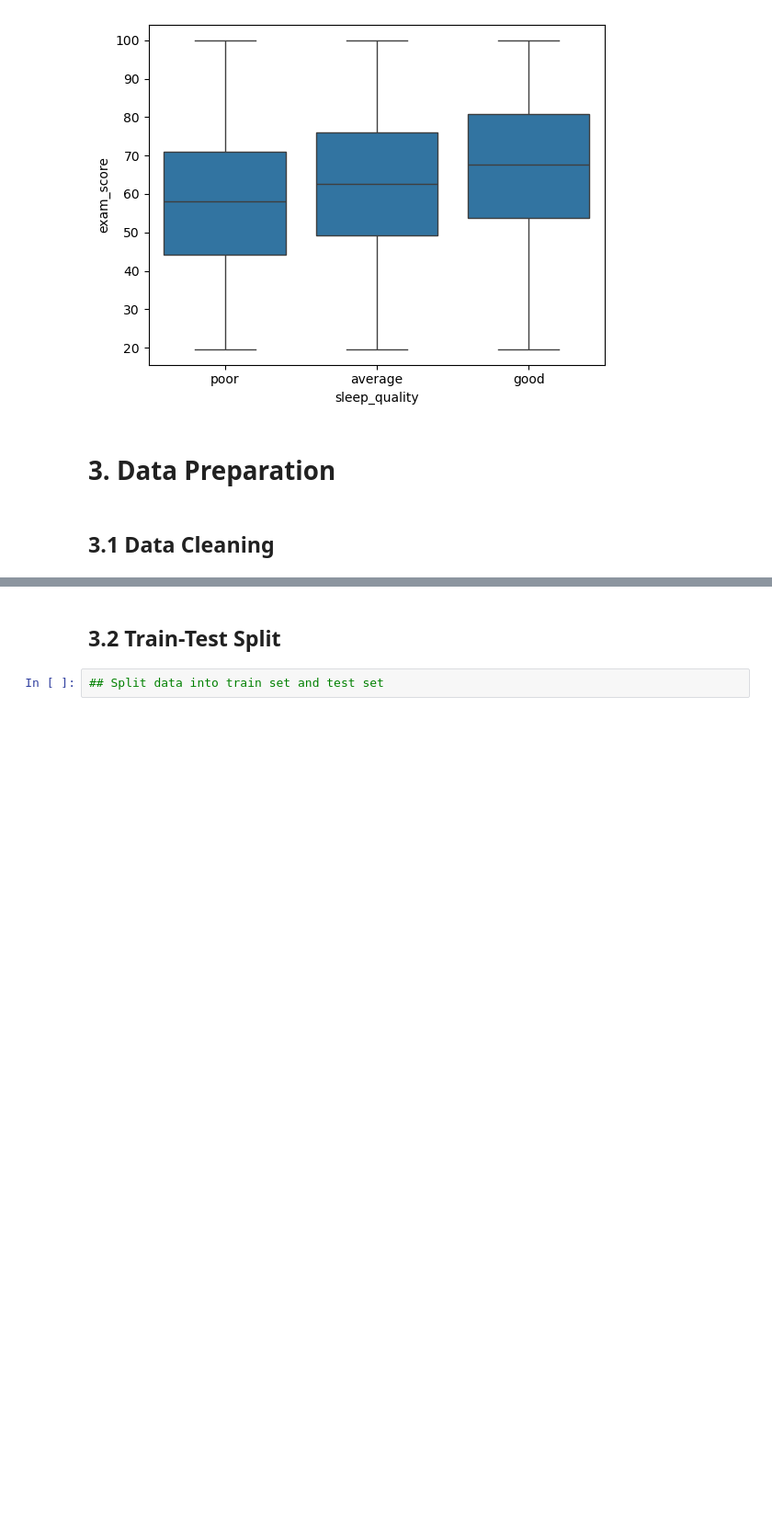
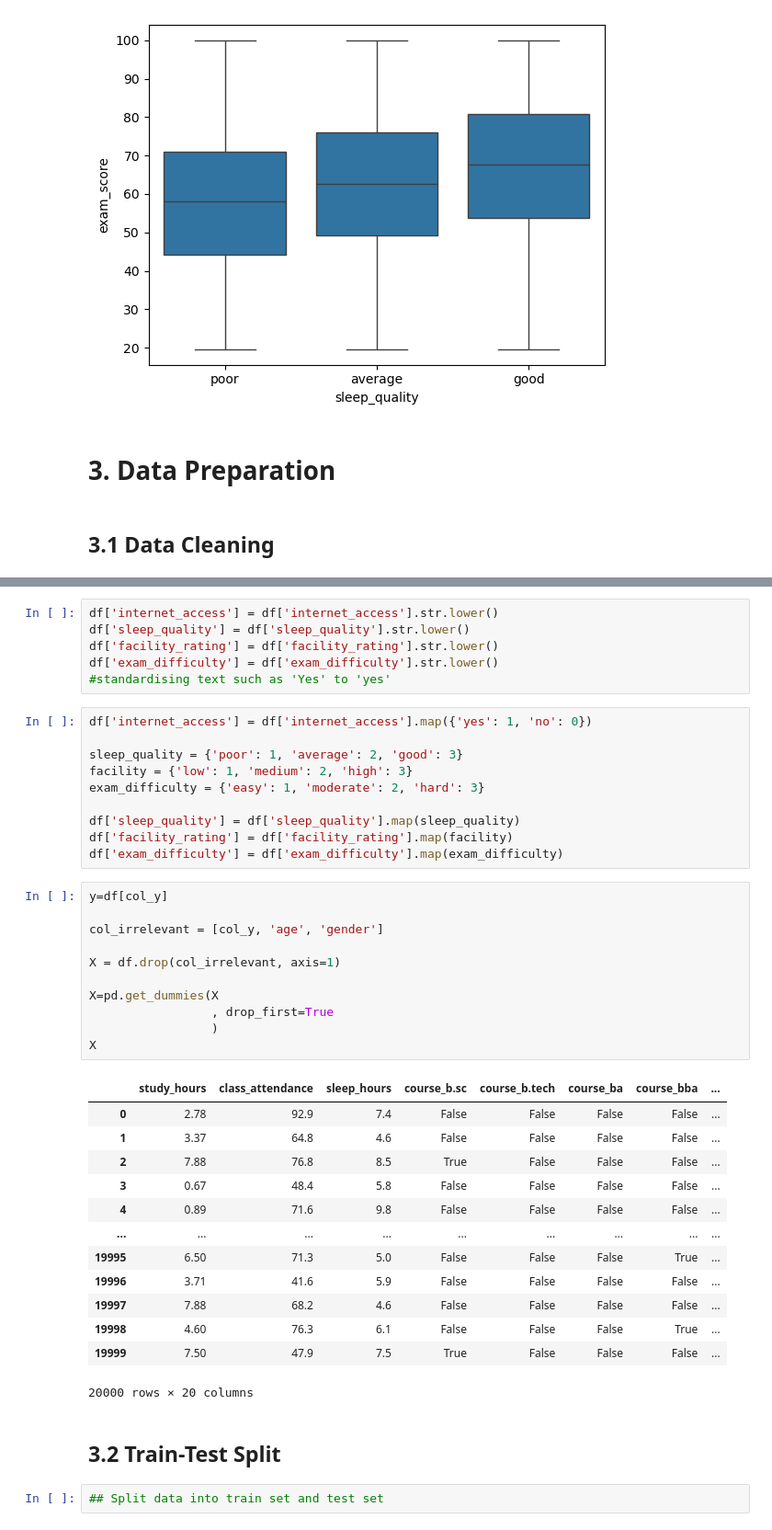
Before and after one commit to Ethan-Ang/MLDP_Ethan_2402348C, a Jupyter notebook: Ethan_Ang_2402348C.ipynb, the cells around one changed output, grey strips where cells are left out. Shown at 92% size. Cells and saved outputs as stored; diff of their text form; blank space fills up the shorter version.

```diff
--- a/Ethan_Ang_2402348C.ipynb
+++ b/Ethan_Ang_2402348C.ipynb
@@ -287,3 +302,44 @@ plt.show()
+# %%
+df['internet_access'] = df['internet_access'].str.lower()
+df['sleep_quality'] = df['sleep_quality'].str.lower()
+df['facility_rating'] = df['facility_rating'].str.lower()
+df['exam_difficulty'] = df['exam_difficulty'].str.lower()
+#standardising text such as 'Yes' to 'yes'
+# %%
+df['internet_access'] = df['internet_access'].map({'yes': 1, 'no': 0})
+
+sleep_quality = {'poor': 1, 'average': 2, 'good': 3}
+facility = {'low': 1, 'medium': 2, 'high': 3}
+exam_difficulty = {'easy': 1, 'moderate': 2, 'hard': 3}
+
+df['sleep_quality'] = df['sleep_quality'].map(sleep_quality)
+df['facility_rating'] = df['facility_rating'].map(facility)
+df['exam_difficulty'] = df['exam_difficulty'].map(exam_difficulty)
+# %%
+y=df[col_y]
+
+col_irrelevant = [col_y, 'age', 'gender']
+
+X = df.drop(col_irrelevant, axis=1)
+
+X=pd.get_dummies(X
+                 , drop_first=True
+                 )
+X
+# %% [output]
+|  | study_hours | class_attendance | sleep_hours | course_b.sc | course_b.tech | course_ba | course_bba | ... |
+| 0 | 2.78 | 92.9 | 7.4 | False | False | False | False | ... |
+| 1 | 3.37 | 64.8 | 4.6 | False | False | False | False | ... |
+| 2 | 7.88 | 76.8 | 8.5 | True | False | False | False | ... |
+| 3 | 0.67 | 48.4 | 5.8 | False | False | False | False | ... |
+| 4 | 0.89 | 71.6 | 9.8 | False | False | False | False | ... |
+| ... | ... | ... | ... | ... | ... | ... | ... | ... |
+| 19995 | 6.50 | 71.3 | 5.0 | False | False | False | True | ... |
+| 19996 | 3.71 | 41.6 | 5.9 | False | False | False | False | ... |
+| 19997 | 7.88 | 68.2 | 4.6 | False | False | False | False | ... |
+| 19998 | 4.60 | 76.3 | 6.1 | False | False | False | True | ... |
+| 19999 | 7.50 | 47.9 | 7.5 | True | False | False | False | ... |
+20000 rows × 20 columns
 # %% [markdown]
 ## 3.2 Train-Test Split
 # %%
```
Also changed, not shown: parts of 1 cell of this notebook.
